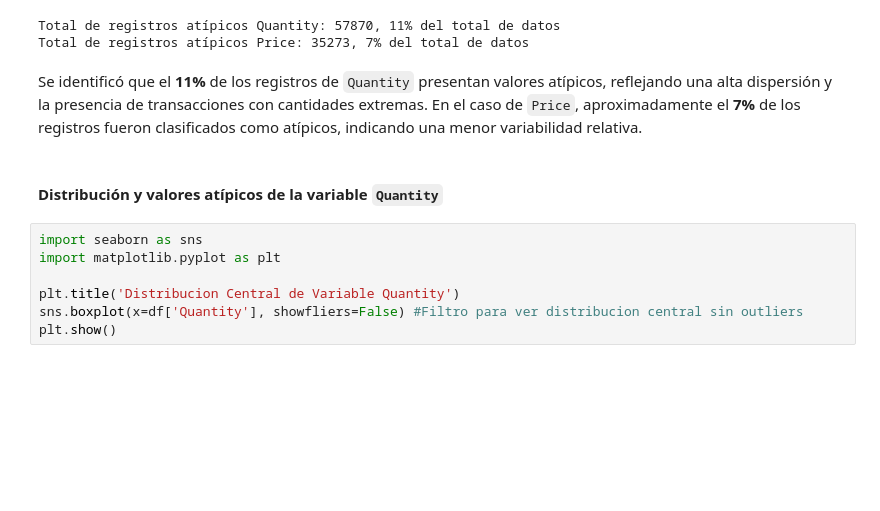
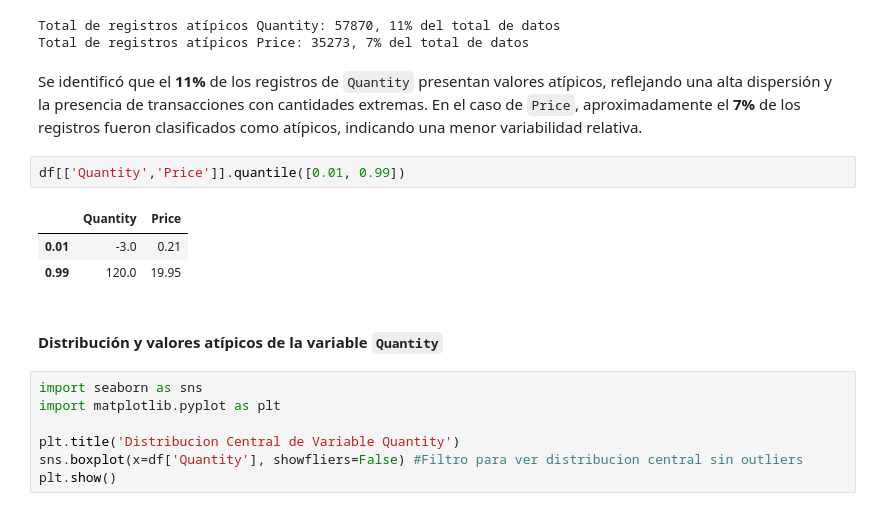
Before and after one commit to DaLeedev/CLTV_PROJECT, a Jupyter notebook: notebooks/01_Exploracion Inicial.ipynb, the cells around one changed output. Cells and saved outputs as stored; diff of their text form; blank space fills up the shorter version.

```diff
--- a/notebooks/01_Exploracion Inicial.ipynb
+++ b/notebooks/01_Exploracion Inicial.ipynb
@@ -178,6 +178,12 @@ Total de registros atípicos Quantity: 57870, 11% del total de datos
 Total de registros atípicos Price: 35273, 7% del total de datos
 # %% [markdown]
 Se identificó que el **11%** de los registros de `Quantity` presentan valores atípicos, reflejando una alta dispersión y la presencia de transacciones con cantidades extremas. En el caso de `Price`, aproximadamente el **7%** de los registros fueron clasificados como atípicos, indicando una menor variabilidad relativa.
+# %%
+df[['Quantity','Price']].quantile([0.01, 0.99])
+# %% [output]
+|  | Quantity | Price |
+| 0.01 | -3.0 | 0.21 |
+| 0.99 | 120.0 | 19.95 |
 # %% [markdown]
 #### Distribución y valores atípicos de la variable `Quantity`
 # %%
```
Also changed, not shown: parts of 3 cells of this notebook.
